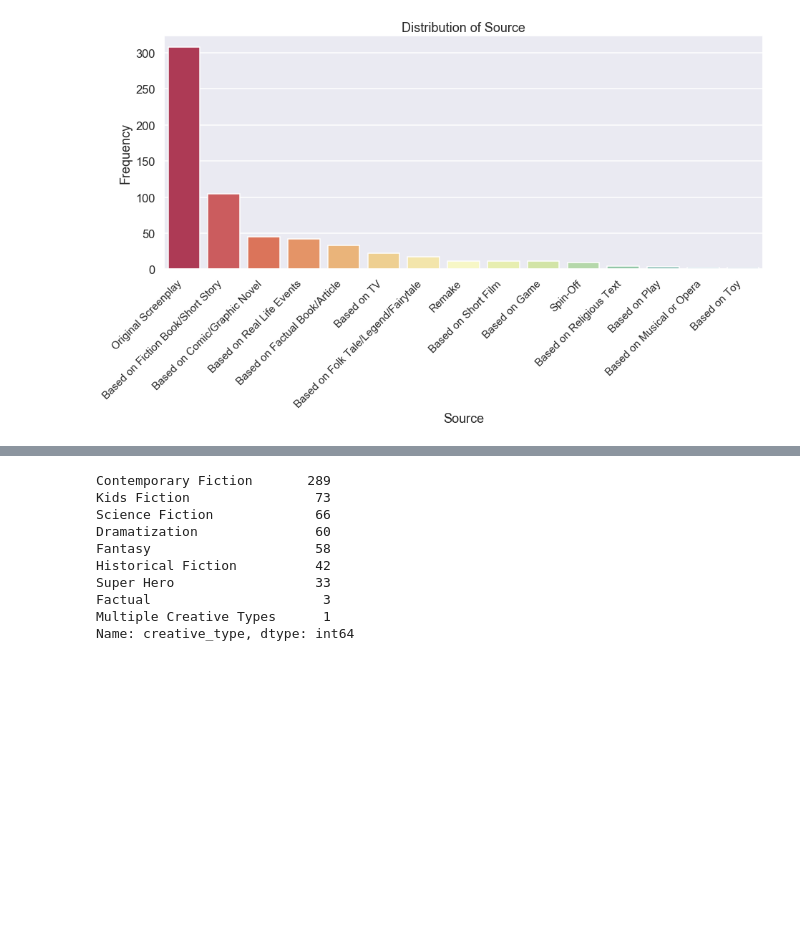
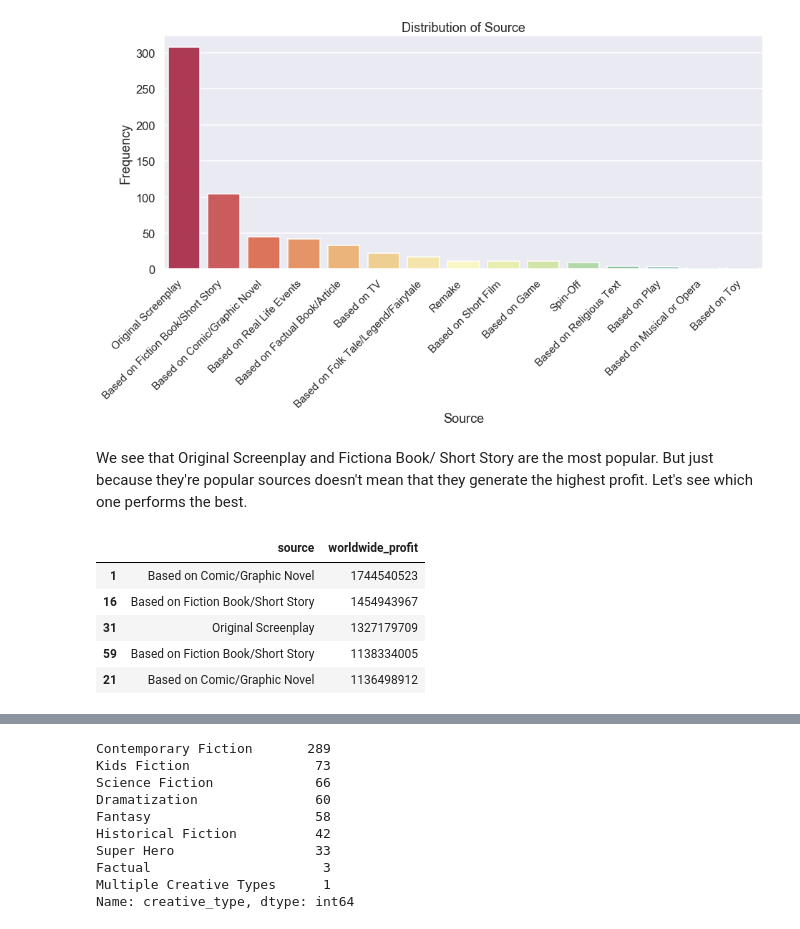
Before and after one commit to baotramduong/Porfolio_Project_The_Movie_Industry, a Jupyter notebook: Part III - Data Analysis & Visualization, Actionable Insight, Conclusion & Future Works.ipynb, the cells around one changed output, grey strips where cells are left out. Cells and saved outputs as stored; diff of their text form; code cells hidden in the pictures; blank space fills up the shorter version.

```diff
--- a/Part III - Data Analysis & Visualization, Actionable Insight, Conclusion & Future Works.ipynb
+++ b/Part III - Data Analysis & Visualization, Actionable Insight, Conclusion & Future Works.ipynb
@@ -446,3 +446,16 @@ plt.show()
 # %%
 #save
 fig.savefig('source_distribution')
+# %% [markdown]
+We see that Original Screenplay and Fictiona Book/ Short Story are the most popular. But just because they're popular sources doesn't mean that they generate the highest profit. Let's see which one performs the best.
+# %%
+#create sub dataset for 'source' and 'worldwide_profit' for top 100 performers
+soure_vs_100_profit = full_df[['source', 'worldwide_profit']].sort_values(by = 'worldwide_profit', ascending = False)[:100]
+soure_vs_100_profit.head()
+# %% [output]
+|  | source | worldwide_profit |
+| 1 | Based on Comic/Graphic Novel | 1744540523 |
+| 16 | Based on Fiction Book/Short Story | 1454943967 |
+| 31 | Original Screenplay | 1327179709 |
+| 59 | Based on Fiction Book/Short Story | 1138334005 |
+| 21 | Based on Comic/Graphic Novel | 1136498912 |
```
Also changed, not shown: parts of 16 cells of this notebook.
